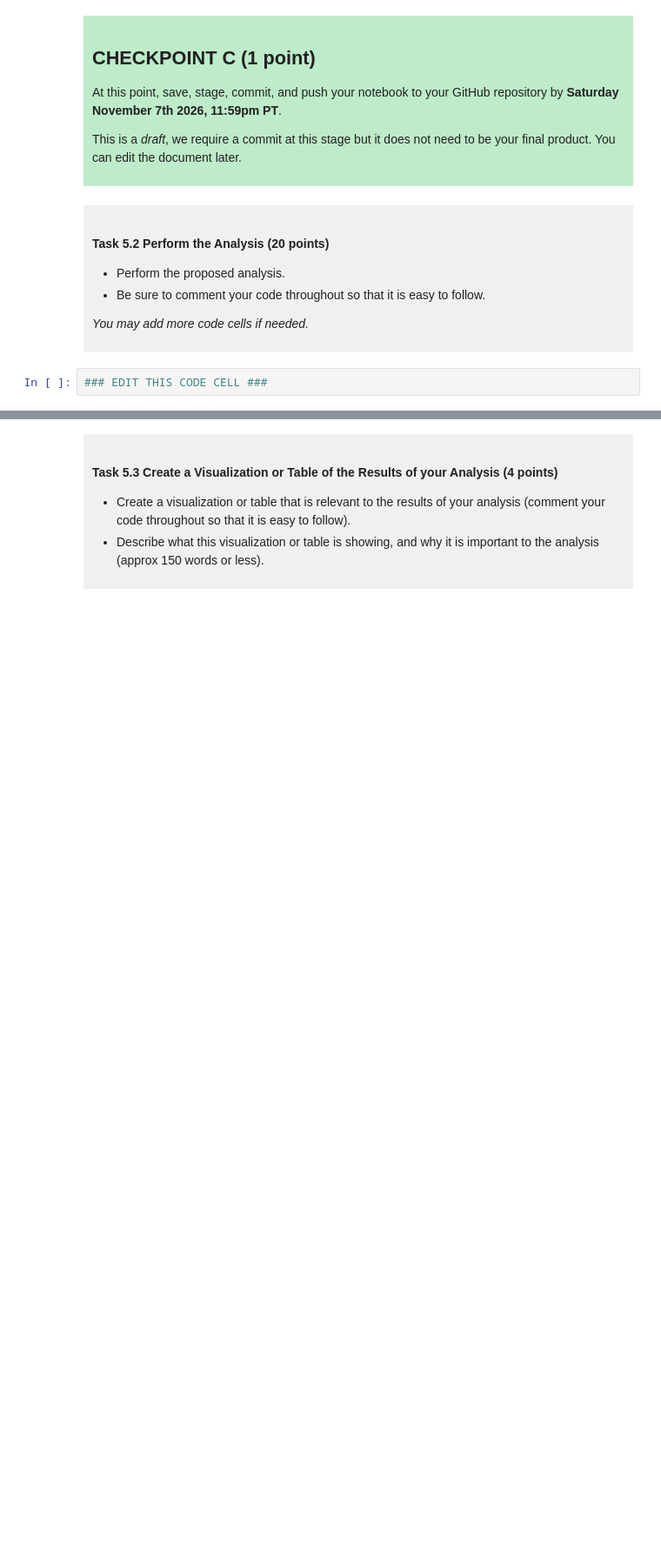
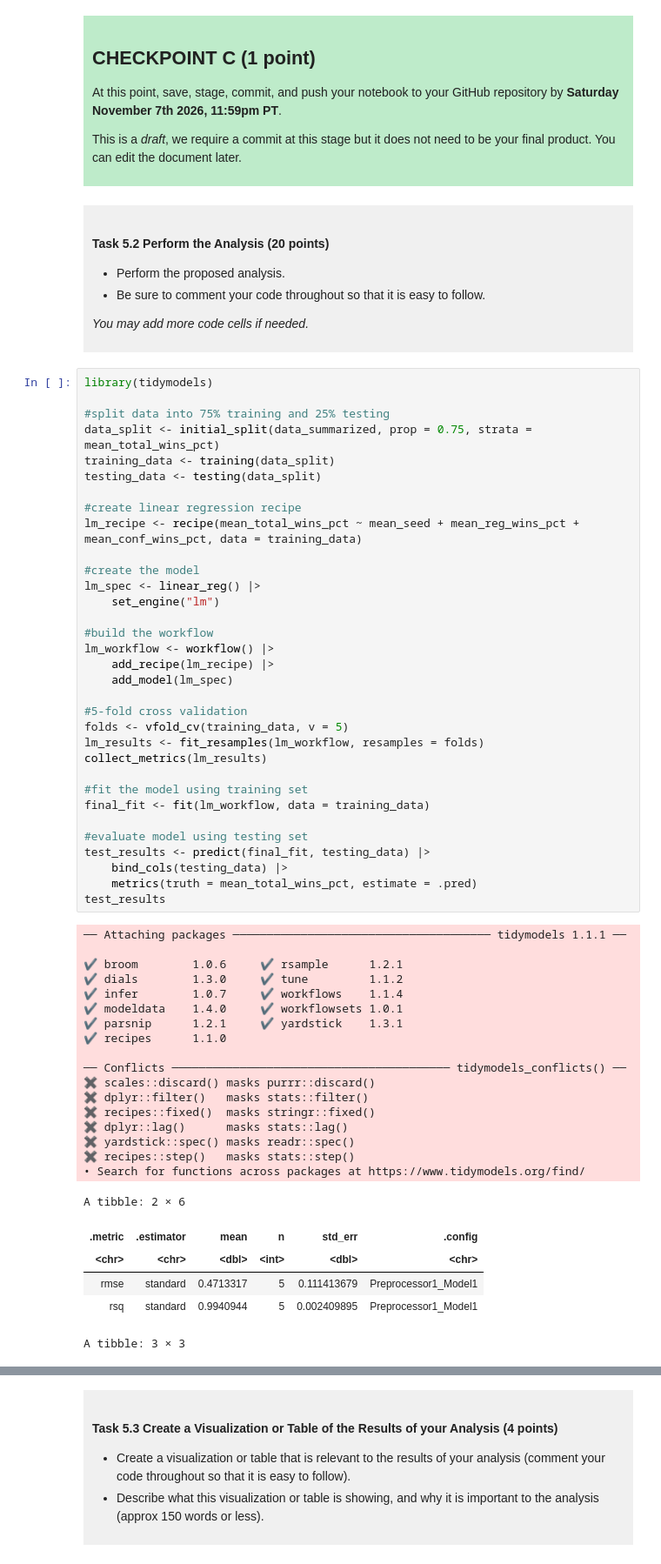
Before and after one commit to amyL126/dsci-100-project-amy-liang, a Jupyter notebook: dsci-100-project-notebook.ipynb, the cells around one changed output, grey strips where cells are left out. Shown at 87% size. Drawn from its saved outputs; the diff is of its cells as text; blank space fills up the shorter version.

```diff
--- a/dsci-100-project-notebook.ipynb
+++ b/dsci-100-project-notebook.ipynb
@@ -508,4 +508,59 @@ This is a *draft*, we require a commit at this stage but it does not need to be
 
 </div>
 # %%
-### EDIT THIS CODE CELL ###
+library(tidymodels)
+
+#split data into 75% training and 25% testing
+data_split <- initial_split(data_summarized, prop = 0.75, strata = mean_total_wins_pct)
+training_data <- training(data_split)
+testing_data <- testing(data_split)
+
+#create linear regression recipe
+lm_recipe <- recipe(mean_total_wins_pct ~ mean_seed + mean_reg_wins_pct + mean_conf_wins_pct, data = training_data)
+
+#create the model
+lm_spec <- linear_reg() |>
+    set_engine("lm")
+
+#build the workflow
+lm_workflow <- workflow() |>
+    add_recipe(lm_recipe) |>
+    add_model(lm_spec)
+
+#5-fold cross validation
+folds <- vfold_cv(training_data, v = 5)
+lm_results <- fit_resamples(lm_workflow, resamples = folds)
+collect_metrics(lm_results)
+
+#fit the model using training set
+final_fit <- fit(lm_workflow, data = training_data)
+
+#evaluate model using testing set
+test_results <- predict(final_fit, testing_data) |>
+    bind_cols(testing_data) |>
+    metrics(truth = mean_total_wins_pct, estimate = .pred)
+test_results
+# %% [output]
+── Attaching packages ────────────────────────────────────── tidymodels 1.1.1 ──
+
+✔ broom        1.0.6     ✔ rsample      1.2.1
+✔ dials        1.3.0     ✔ tune         1.1.2
+✔ infer        1.0.7     ✔ workflows    1.1.4
+✔ modeldata    1.4.0     ✔ workflowsets 1.0.1
+✔ parsnip      1.2.1     ✔ yardstick    1.3.1
+✔ recipes      1.1.0
+
+── Conflicts ───────────────────────────────────────── tidymodels_conflicts() ──
+✖ scales::discard() masks purrr::discard()
+✖ dplyr::filter()   masks stats::filter()
+✖ recipes::fixed()  masks stringr::fixed()
+✖ dplyr::lag()      masks stats::lag()
+✖ yardstick::spec() masks readr::spec()
+✖ recipes::step()   masks stats::step()
+• Search for functions across packages at https://www.tidymodels.org/find/
+A tibble: 2 × 6
+| .metric | .estimator | mean | n | std_err | .config |
+| <chr> | <chr> | <dbl> | <int> | <dbl> | <chr> |
+| rmse | standard | 0.4713317 | 5 | 0.111413679 | Preprocessor1_Model1 |
+| rsq | standard | 0.9940944 | 5 | 0.002409895 | Preprocessor1_Model1 |
+A tibble: 3 × 3
```
Also changed, not shown: parts of 3 cells of this notebook.
